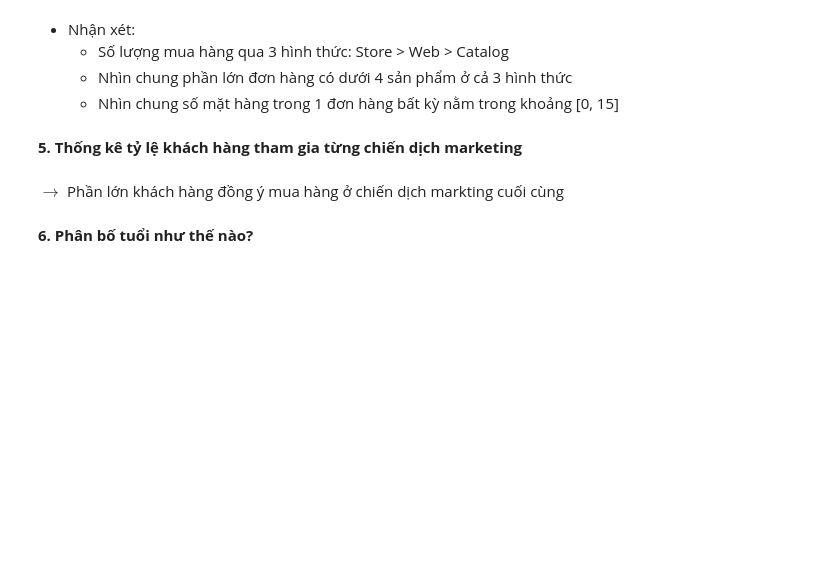
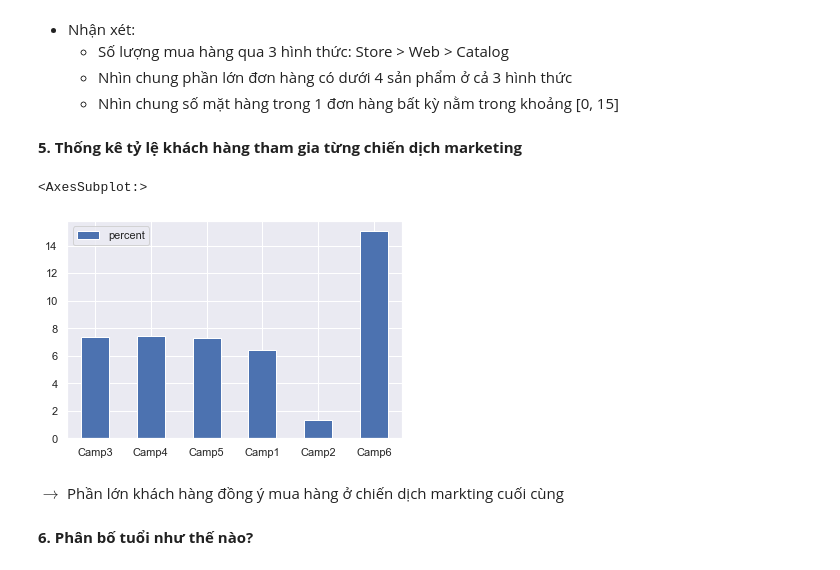
Before and after one commit to ngminhluong/CDS-EndTerm, a Jupyter notebook: Source/Main.ipynb, the cells around one changed output. Cells and saved outputs as stored; diff of their text form; code cells hidden in the pictures; blank space fills up the shorter version.

```diff
--- a/Source/Main.ipynb
+++ b/Source/Main.ipynb
@@ -377,9 +386,11 @@ plt.xlabel('products');
 # %% [markdown]
 **5. Thống kê tỷ lệ khách hàng tham gia từng chiến dịch marketing**
 # %%
-pct_cmp = mkt_df.filter(regex='(AcceptedCmp)').sum() / mkt_df.shape[0] * 100
+pct_cmp = mkt_df.filter(regex='(Camp)').sum() / mkt_df.shape[0] * 100
 pct_cmp.to_frame(name='percent').plot.bar(rot=0, grid=True)
-plt.xticks(range(0,6), [f'AC{i}' for i in range(1,7)]); # AC = Accepted Campaign
+# %% [output]
+<AxesSubplot:>
+[figure, added]
 # %% [markdown]
 $\to$ Phần lớn khách hàng đồng ý mua hàng ở chiến dịch markting cuối cùng
 # %% [markdown]
```
Also changed, not shown: parts of 67 cells of this notebook.
